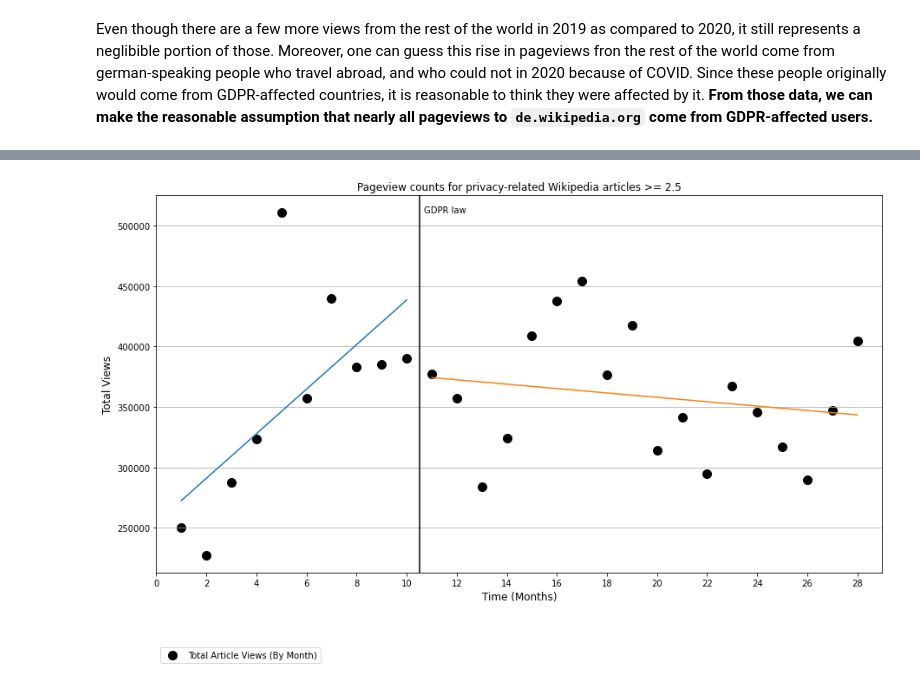
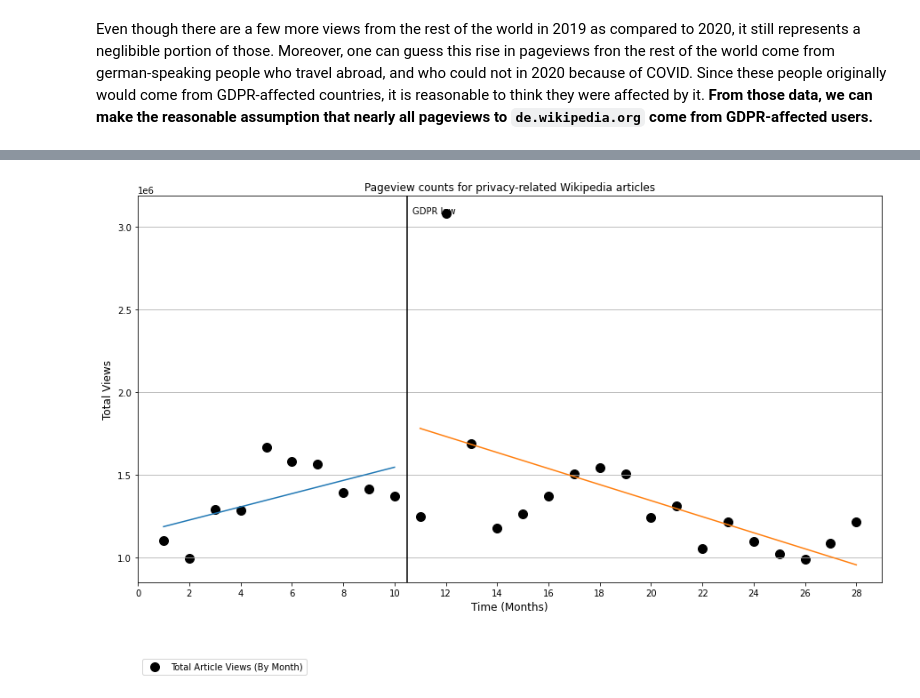
Before and after one commit to epfl-ada/ada-2020-project-milestone-p3-p3_2018, a Jupyter notebook: gdpr.ipynb, the cells around one changed output, grey strips where cells are left out. Saved outputs shown, nothing was run; the diff lists cells and outputs as text; code cells hidden in the pictures.

```diff
--- a/gdpr.ipynb
+++ b/gdpr.ipynb
@@ -142,0 +128,22 @@ df_25
+# %%
+df = pd.read_json('data/pageviews.json', convert_dates=False)
+
+# Manually convert dates
+df.loc[:,'timestamp'] = df.loc[:,'timestamp'].apply(lambda x: datetime(int(str(x)[:4]), int(str(x)[4:6]), int(str(x)[6:8])))
+display(df.sample(5))
+
+# Drop useless columns
+df = df.drop(['project', 'granularity', 'access', 'agent'], axis=1)
+display(df.sample(5))
+
+# Drop articles that have data during only a subset of the period
+articles = list(set(df.article))
+print("Number of articles before: {}".format(len(articles)))
+n = 28
+
+for a in articles:
+    if len(df.loc[(df.article == a)]) < 28:
+        df = df.loc[(df.article != a)]
+
+articles = list(set(df.article))
+print("Number of articles after: {}".format(len(articles)))
@@ -200,19 +222,20 @@ def perform_regression_Lagarde(date, views, intervention_month, display_values=F
 
     return model.predict(X), model.coef_
 # %%
-df = sum_articles(df_25)
+def print_tendencies(df):
+    intervention_month = 10
+    y_label = 'Total Views'
+    y_ticks = None
 
-intervention_month = 10
-y_label = 'Total Views'
-y_ticks = None
+    prediction, coef = perform_regression_Lagarde(df_sum.index, df_sum.views, intervention_month, False)
 
-prediction, coef = perform_regression_Lagarde(df.index, df.views, intervention_month, False)
+    scatter_views(df_sum.index, [df_sum.views], ['black'], ['Total Article Views (By Month)'], y_label, y_ticks, intervention_month)
+    plt.plot(df_sum.index[:intervention_month], prediction[:intervention_month])
+    plt.plot(df_sum.index[intervention_month:], prediction[intervention_month:])
 
-scatter_views(df.index, [df.views], ['black'], ['Total Article Views (By Month)'], y_label, y_ticks, intervention_month)
-plt.plot(df.index[:intervention_month], prediction[:intervention_month])
-plt.plot(df.index[intervention_month:], prediction[intervention_month:])
+    plt.title('Pageview counts for privacy-related Wikipedia articles')
 
-plt.title('Pageview counts for privacy-related Wikipedia articles >= 2.5')
-plt.show()
+df_sum = sum_articles(df)
+print_tendencies(df_sum)
 # %% [output]
-[figure, old version]
+[figure, new version]
```
Also changed, not shown: parts of 11 cells of this notebook, 7 other files.
